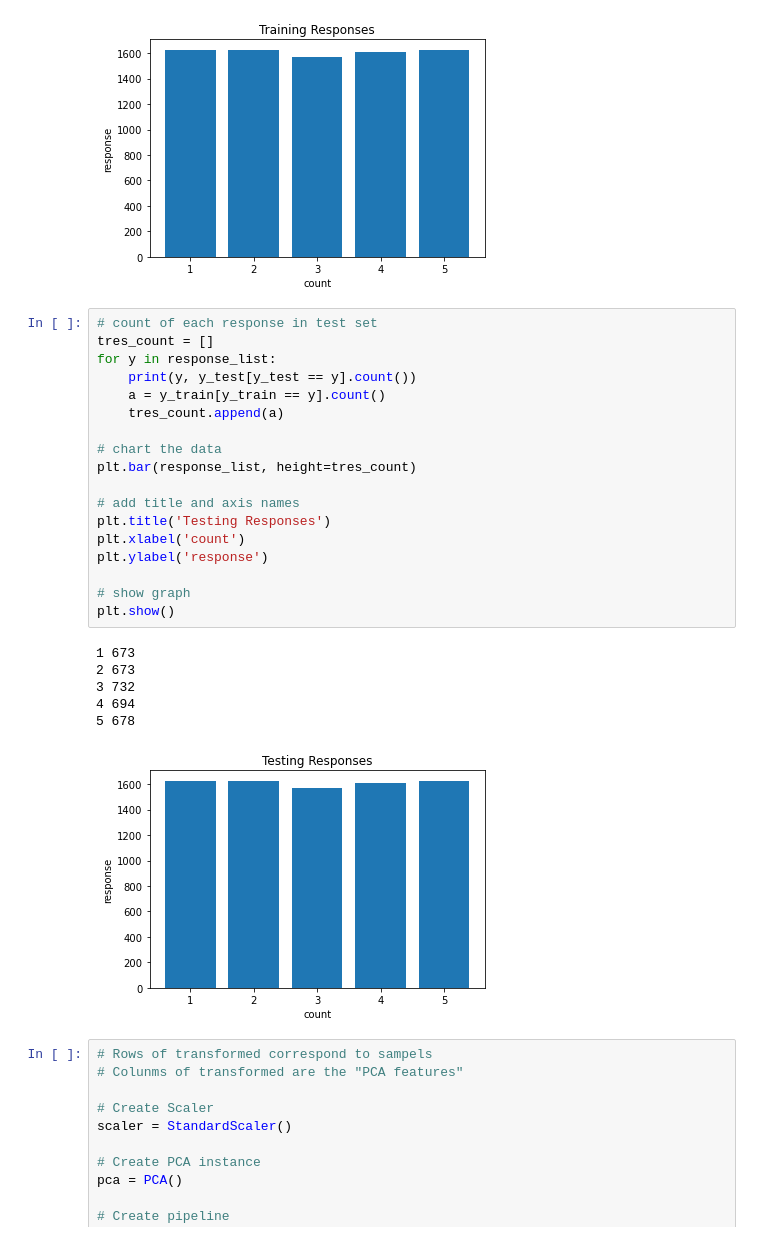
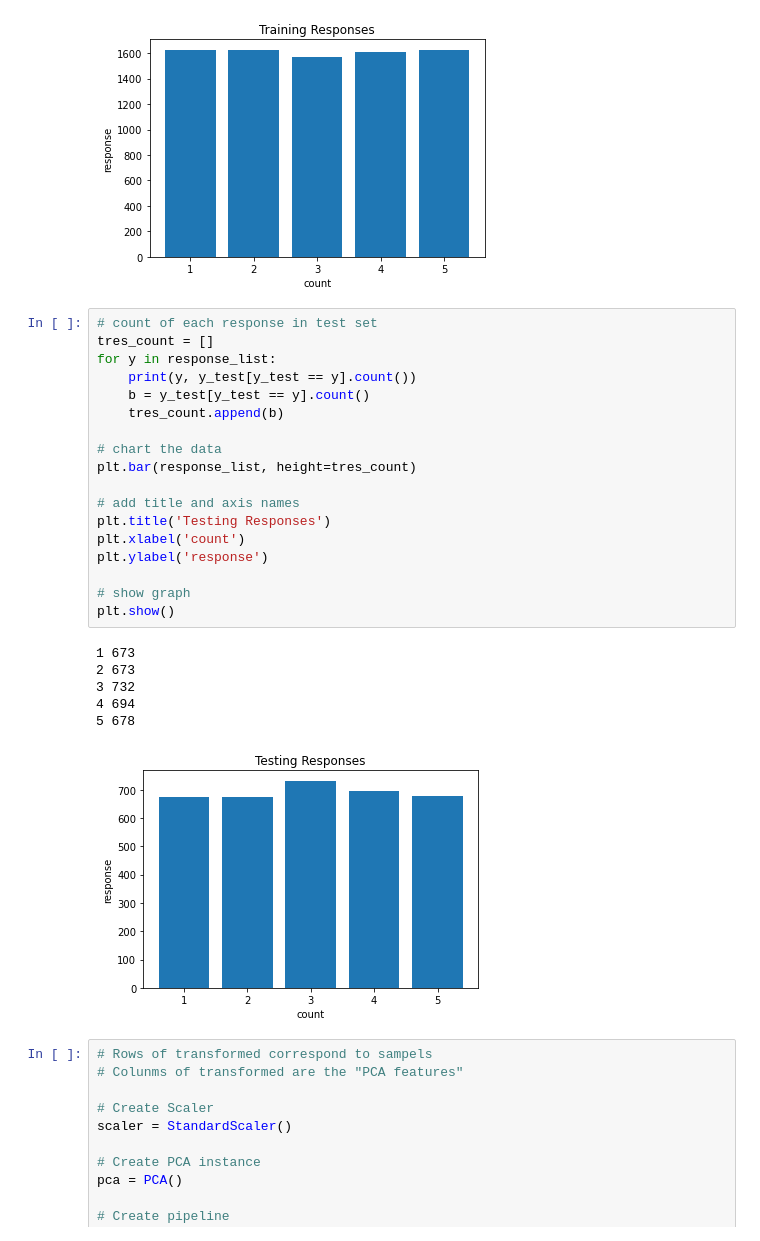
Before and after one commit to Br111t/epileptic, a Jupyter notebook: ESR_Preprocessing_Modeling.ipynb, the cells around one changed output. Saved outputs shown, nothing was run; the diff lists cells and outputs as text.

Commit message:
Updated test response graph

```diff
--- a/ESR_Preprocessing_Modeling.ipynb
+++ b/ESR_Preprocessing_Modeling.ipynb
@@ -64,28 +64,28 @@ plt.show()
 # %%
 # count of each response in test set
 tres_count = []
 for y in response_list:
     print(y, y_test[y_test == y].count())
-    a = y_train[y_train == y].count()
-    tres_count.append(a)
+    b = y_test[y_test == y].count()
+    tres_count.append(b)
 
 # chart the data
 plt.bar(response_list, height=tres_count)
 
 # add title and axis names
 plt.title('Testing Responses')
 plt.xlabel('count')
 plt.ylabel('response')
 
 # show graph
 plt.show()
 # %% [output]
 1 673
 2 673
 3 732
 4 694
 5 678
-[figure, old version]
+[figure, new version]
 # %%
 # Rows of transformed correspond to sampels
 # Colunms of transformed are the "PCA features"
```
